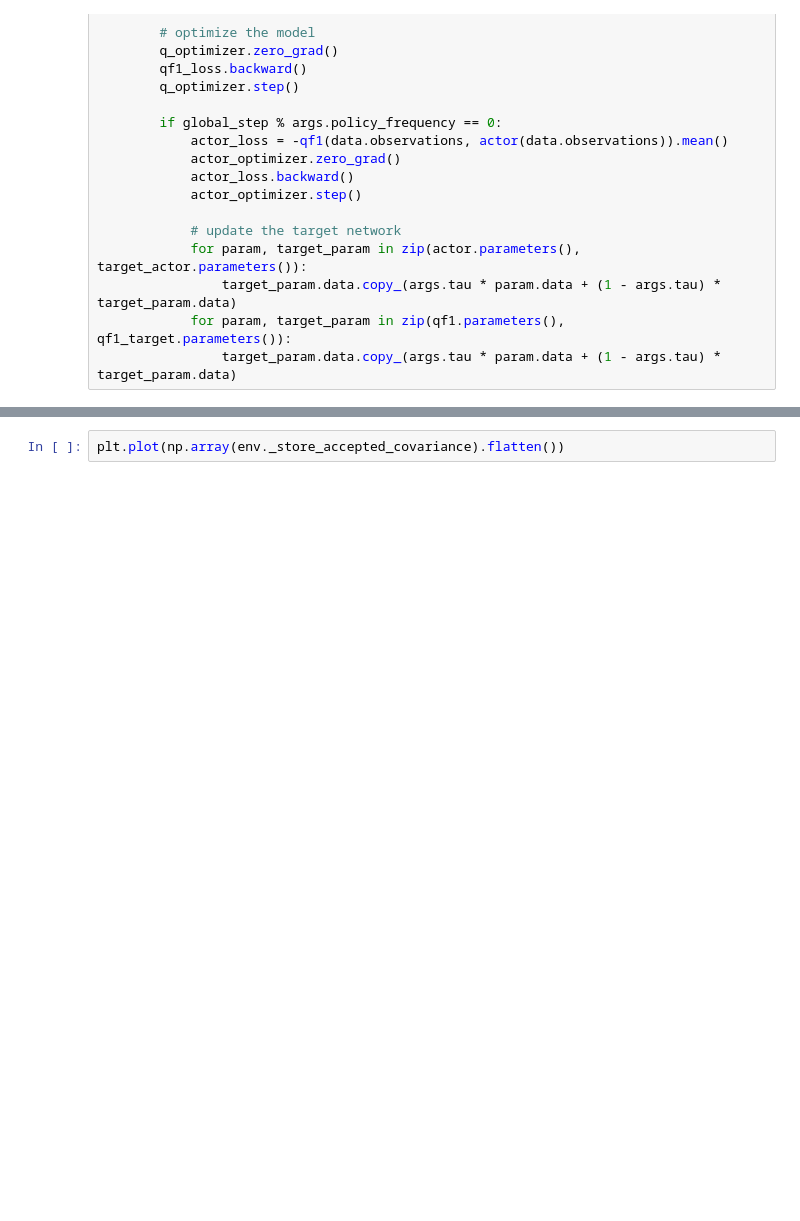
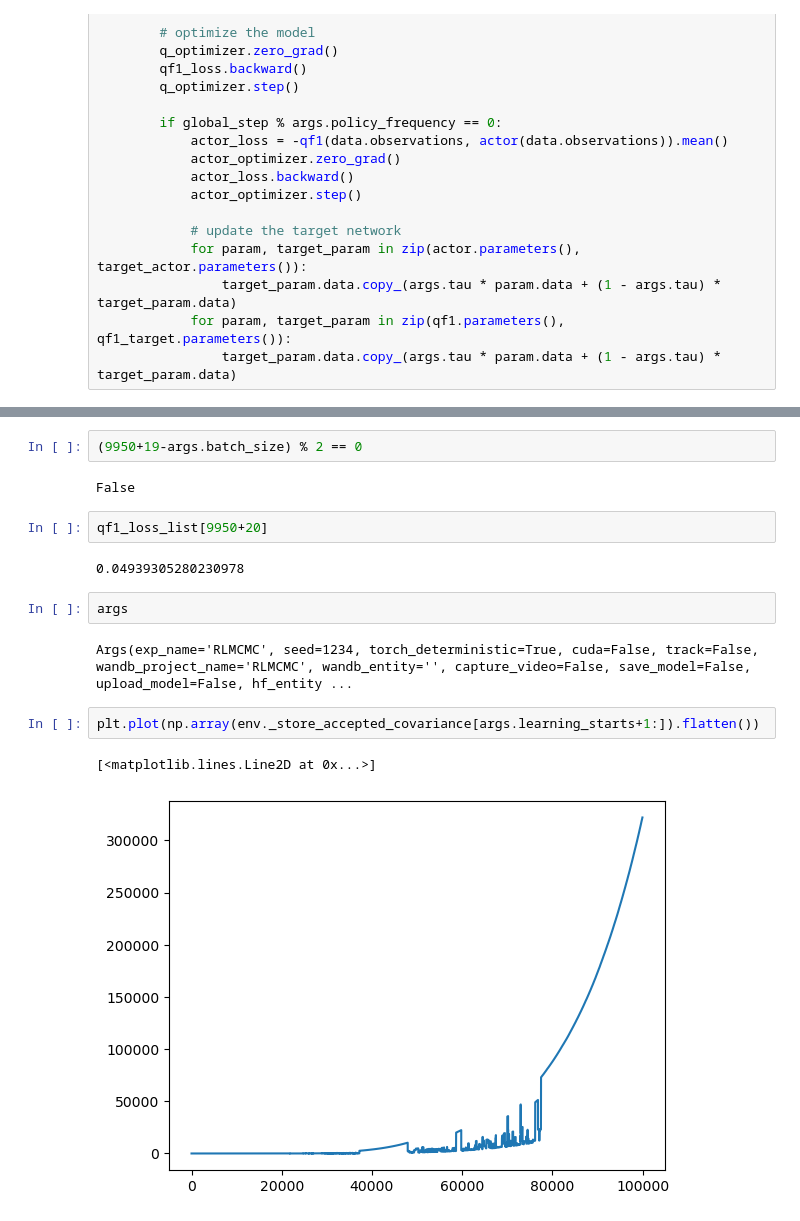
Before and after one commit to congyewang/Reinforcement-Learning-for-Adaptive-MCMC, a Jupyter notebook: experiments/Env8/N01_ddpg_v8.ipynb, the cells around one changed output, grey strips where cells are left out. Cells and saved outputs as stored; diff of their text form; blank space fills up the shorter version.

```diff
--- a/experiments/Env8/N01_ddpg_v8.ipynb
+++ b/experiments/Env8/N01_ddpg_v8.ipynb
@@ -190,3 +221,18 @@ plt.plot(observation_list[:, 0])
+# %%
+(9950+19-args.batch_size) % 2 == 0
+# %% [output]
+False
+# %%
+qf1_loss_list[9950+20]
+# %% [output]
+0.04939305280230978
+# %%
+args
+# %% [output]
+Args(exp_name='RLMCMC', seed=1234, torch_deterministic=True, cuda=False, track=False, wandb_project_name='RLMCMC', wandb_entity='', capture_video=False, save_model=False, upload_model=False, hf_entity ...
 # %%
-plt.plot(np.array(env._store_accepted_covariance).flatten())
+plt.plot(np.array(env._store_accepted_covariance[args.learning_starts+1:]).flatten())
+# %% [output]
+[<matplotlib.lines.Line2D at 0x...>]
+[figure, added]
 # %%
```
Also changed, not shown: parts of 18 cells of this notebook, 8 other files.
